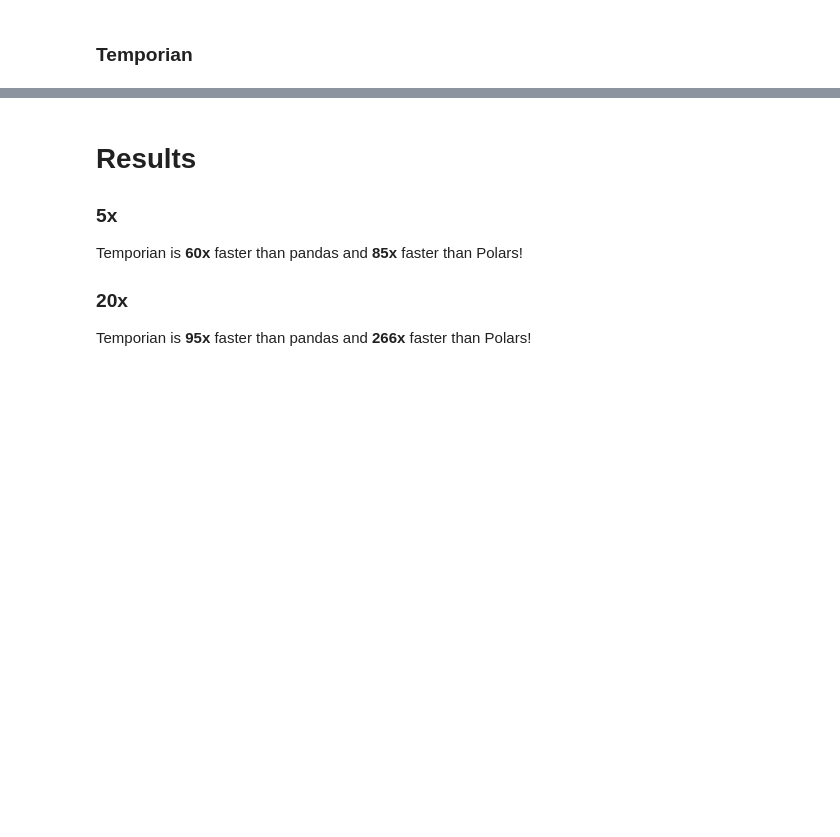
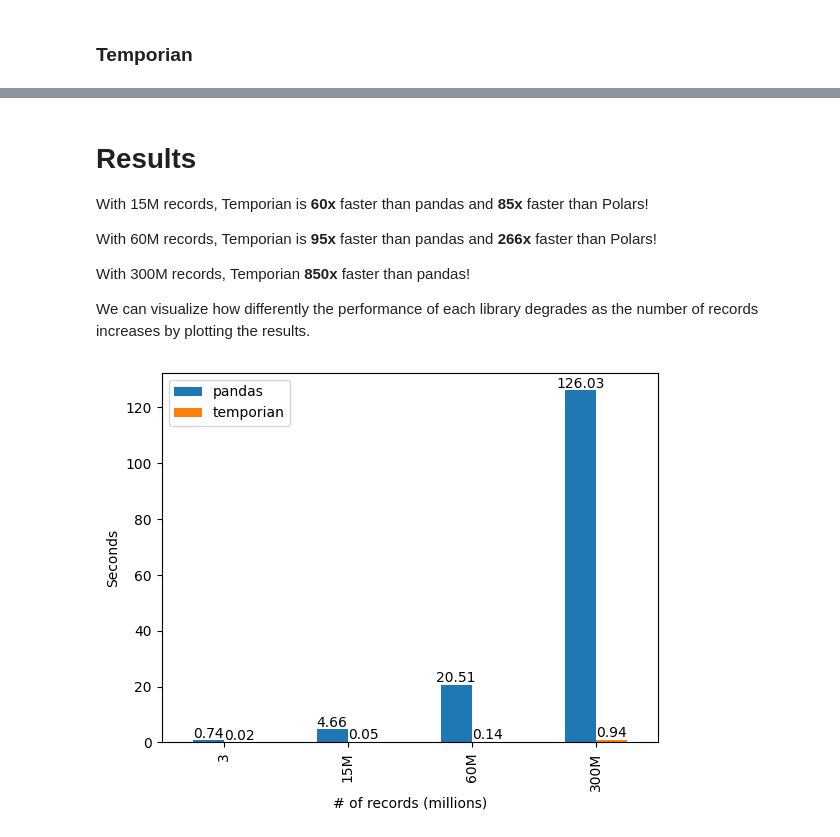
Before and after one commit to tryolabs/temporian-examples, a Jupyter notebook: examples/grouped_simple_moving_average.ipynb, the cells around one changed output, grey strips where cells are left out. Drawn from its saved outputs; the diff is of its cells as text; code cells hidden in the pictures; blank space fills up the shorter version.

Commit message:
add plots to moving average benchmark

```diff
--- a/examples/grouped_simple_moving_average.ipynb
+++ b/examples/grouped_simple_moving_average.ipynb
@@ -207,5 +234,7 @@ Wall time: 91.3 ms
+# %%
+tp_res_5x = _
 # %%
-%%time
+%%timeit -o
 
-_ = grouped_evset_20x.simple_moving_average(tp.duration.weeks(1))
+grouped_evset_20x.simple_moving_average(tp.duration.weeks(1))
 # %% [output]
@@ -213,0 +243,2 @@ Wall time: 251 ms
+# %%
+tp_res_20x = _
@@ -214,10 +252,25 @@ Wall time: 251 ms
+# %%
+tp_res_100x = _
 # %% [markdown]
 # Results
 
-### 5x
+With 15M records, Temporian is **60x** faster than pandas and **85x** faster than Polars!
 
-Temporian is **60x** faster than pandas and **85x** faster than Polars!
+With 60M records, Temporian is **95x** faster than pandas and **266x** faster than Polars!
 
-### 20x
+With 300M records, Temporian **850x** faster than pandas!
 
-Temporian is **95x** faster than pandas and **266x** faster than Polars!
+We can visualize how differently the performance of each library degrades as the number of records increases by plotting the results.
+# %%
+avg = lambda result: round(result.average, 2)
+
+data = pd.DataFrame({
+    "pandas": [avg(pd_res), avg(pd_res_5x), avg(pd_res_20x), avg(pd_res_100x)],
+    "temporian": [avg(tp_res), avg(tp_res_5x), avg(tp_res_20x), avg(tp_res_100x)],
+}, index=['3', '15M', '60M', '300M'])
+ax = data.plot.bar(xlabel='# of records (millions)', ylabel='Seconds')
+
+for container in ax.containers:
+    ax.bar_label(container)
+# %% [output]
+[figure, added]
```
Also changed, not shown: parts of 24 cells of this notebook.
